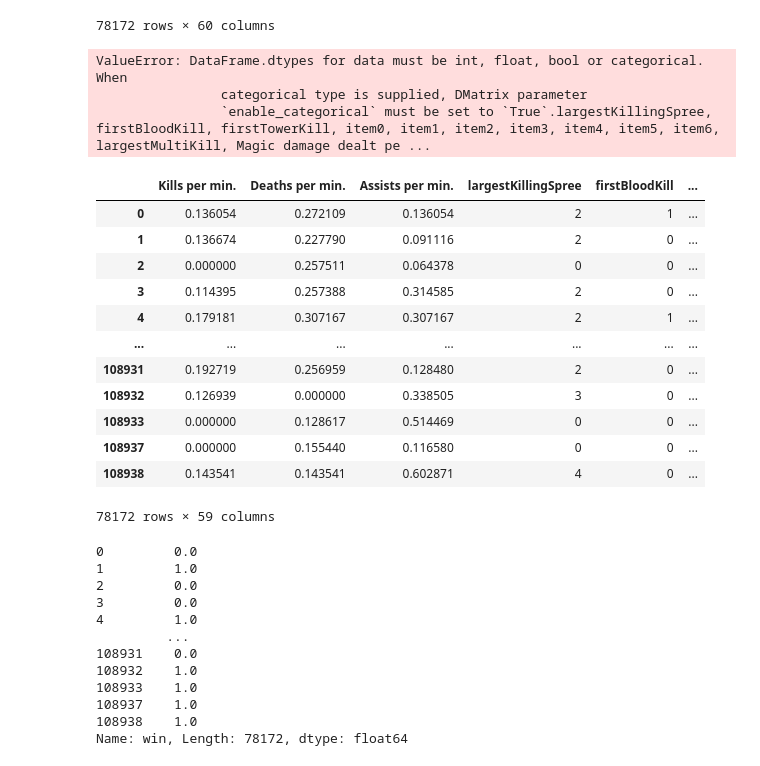
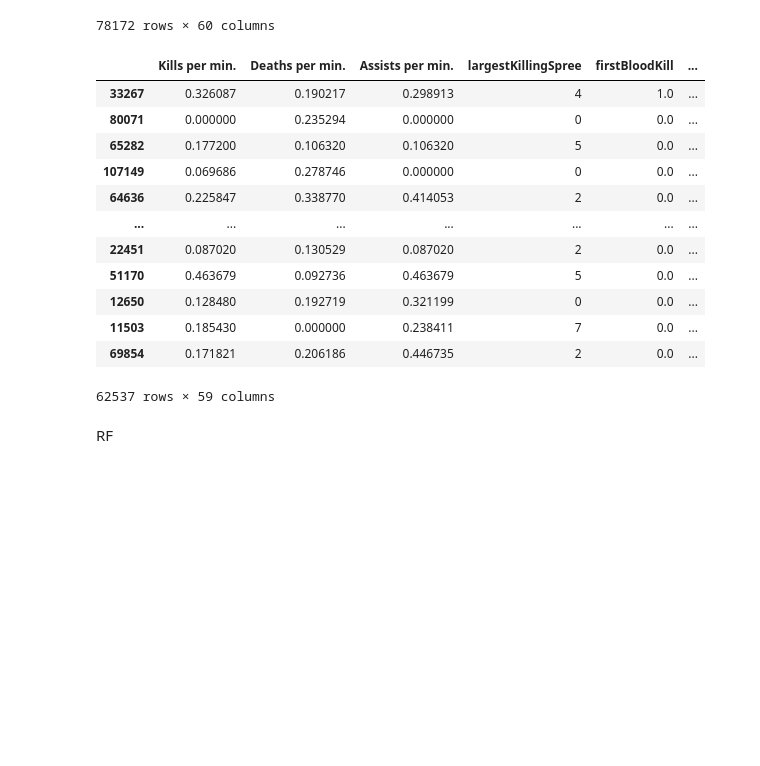
Before and after one commit to yi-ye-zhi-qiu/personalwebsite, a Jupyter notebook: models/Untitled.ipynb, the cells around one changed output. Drawn from its saved outputs; the diff is of its cells as text; code cells hidden in the pictures; blank space fills up the shorter version.

```diff
--- a/models/Untitled.ipynb
+++ b/models/Untitled.ipynb
@@ -34,24 +34,6 @@ df_d1 = df2
 # %%
 df_d1.drop(columns=['gameType','mapId', 'platformId','seasonId','status.message',
                     'status.status_code','vilemawKills','dominionVictoryScore'], inplace=True)
-# %%
-#get dictionary of champion names
-api_key = 'RGAPI-355b5c78-4be2-4eb9-aa5c-a7155adda92f'
-watcher = LolWatcher(api_key)
-
-latest = watcher.data_dragon.versions_for_region('na1')['n']['champion']
-
-
-
-static_champ_list = watcher.data_dragon.champions(latest, False, 'en_US')
-champ_name_dict = {}
-for key in static_champ_list['data']:
-    row = static_champ_list['data'][key]
-    champ_name_dict[row['key']] = row['id']
-
-#filter for ranked games,
-#meaning of queue id can be found at https://static.developer.riotgames.com/docs/lol/queues.json
-df_d1 = df_d1[df_d1['queueId'] == 420]
 # %%
 static_summonerspell_list = watcher.data_dragon.summoner_spells(latest, 'en_US')
 summonerspell_dict = {}
@@ -378,9 +360,13 @@ rate_features = [
     "neutralMinionsKilledEnemyJungle", "totalTimeCrowdControlDealt", "visionWardsBoughtInGame", "sightWardsBoughtInGame",
     "wardsPlaced", "wardsKilled"
 ]
+
+for col in list(X.columns):
+    X[col] = pd.to_numeric(X[col])
+
 for feature_name in rate_features:
-    X[feature_name] = pd.to_numeric(X[feature_name])
     X[feature_name] /= X["gameDuration"] / 60 # per minute rate
+
 X["longestTimeSpentLiving"] = pd.to_numeric(X["longestTimeSpentLiving"])
 X["longestTimeSpentLiving"] /= X["gameDuration"]
 
@@ -436,38 +422,21 @@ X.columns = feature_names
 Xt, Xv, yt, yv = train_test_split(X,y, test_size=0.2, random_state=10)
 dt = xgb.DMatrix(Xt, label=yt.values, enable_categorical=True)
 dv = xgb.DMatrix(Xv, label=yv.values)
-# %% [output]
-ValueError: DataFrame.dtypes for data must be int, float, bool or categorical.  When
-                categorical type is supplied, DMatrix parameter
-                `enable_categorical` must be set to `True`.largestKillingSpree, firstBloodKill, firstTowerKill, item0, item1, item2, item3, item4, item5, item6, largestMultiKill, Magic damage dealt pe ...
-# %%
-X
-# %% [output]
-|  | Kills per min. | Deaths per min. | Assists per min. | largestKillingSpree | firstBloodKill | ... |
-| 0 | 0.136054 | 0.272109 | 0.136054 | 2 | 1 | ... |
-| 1 | 0.136674 | 0.227790 | 0.091116 | 2 | 0 | ... |
-| 2 | 0.000000 | 0.257511 | 0.064378 | 0 | 0 | ... |
-| 3 | 0.114395 | 0.257388 | 0.314585 | 2 | 0 | ... |
-| 4 | 0.179181 | 0.307167 | 0.307167 | 2 | 1 | ... |
-| ... | ... | ... | ... | ... | ... | ... |
-| 108931 | 0.192719 | 0.256959 | 0.128480 | 2 | 0 | ... |
-| 108932 | 0.126939 | 0.000000 | 0.338505 | 3 | 0 | ... |
-| 108933 | 0.000000 | 0.128617 | 0.514469 | 0 | 0 | ... |
-| 108937 | 0.000000 | 0.155440 | 0.116580 | 0 | 0 | ... |
-| 108938 | 0.143541 | 0.143541 | 0.602871 | 4 | 0 | ... |
-78172 rows × 59 columns
-# %%
-y
-# %% [output]
-0         0.0
-1         1.0
-2         0.0
-3         0.0
-4         1.0
-         ...
-108931    0.0
-108932    1.0
-108933    1.0
-108937    1.0
-108938    1.0
-Name: win, Length: 78172, dtype: float64
+# %%
+Xt
+# %% [output]
+|  | Kills per min. | Deaths per min. | Assists per min. | largestKillingSpree | firstBloodKill | ... |
+| 33267 | 0.326087 | 0.190217 | 0.298913 | 4 | 1.0 | ... |
+| 80071 | 0.000000 | 0.235294 | 0.000000 | 0 | 0.0 | ... |
+| 65282 | 0.177200 | 0.106320 | 0.106320 | 5 | 0.0 | ... |
+| 107149 | 0.069686 | 0.278746 | 0.000000 | 0 | 0.0 | ... |
+| 64636 | 0.225847 | 0.338770 | 0.414053 | 2 | 0.0 | ... |
+| ... | ... | ... | ... | ... | ... | ... |
+| 22451 | 0.087020 | 0.130529 | 0.087020 | 2 | 0.0 | ... |
+| 51170 | 0.463679 | 0.092736 | 0.463679 | 5 | 0.0 | ... |
+| 12650 | 0.128480 | 0.192719 | 0.321199 | 0 | 0.0 | ... |
+| 11503 | 0.185430 | 0.000000 | 0.238411 | 7 | 0.0 | ... |
+| 69854 | 0.171821 | 0.206186 | 0.446735 | 2 | 0.0 | ... |
+62537 rows × 59 columns
+# %% [markdown]
+RF
```
Also changed, not shown: parts of 1 cell of this notebook.
